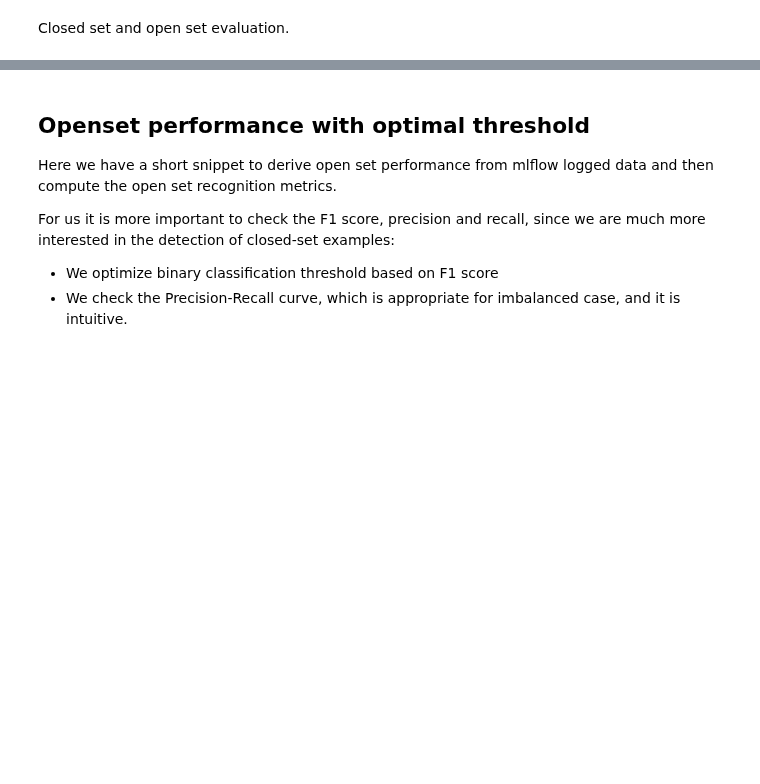
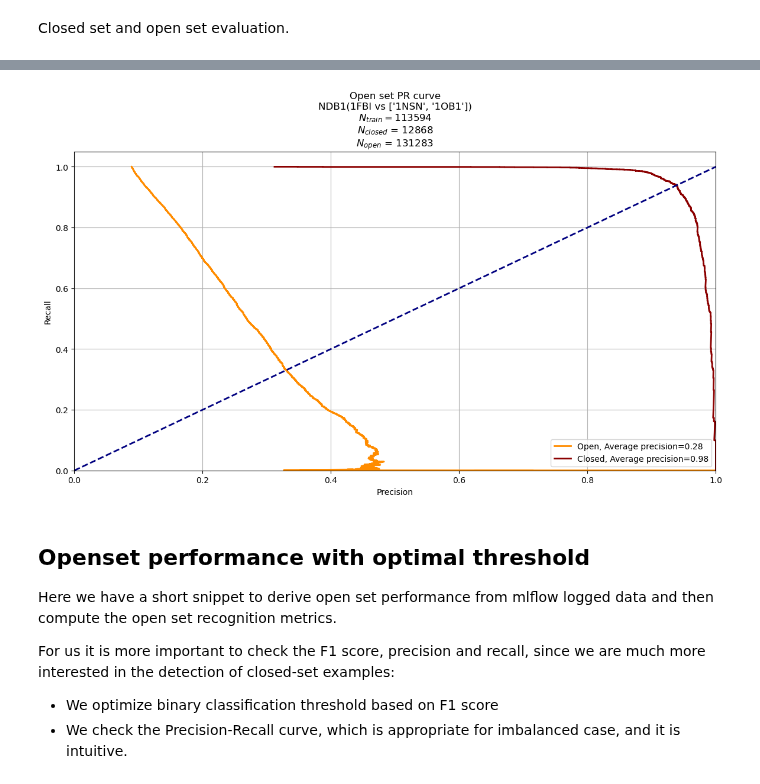
Before and after one commit to csi-greifflab/negative-class-optimization, a Jupyter notebook: notebooks/10_Openset_learning_demo.ipynb, the cells around one changed output, grey strips where cells are left out. Saved outputs shown, nothing was run; the diff lists cells and outputs as text; code cells hidden in the pictures; blank space fills up the shorter version.

```diff
--- a/notebooks/10_Openset_learning_demo.ipynb
+++ b/notebooks/10_Openset_learning_demo.ipynb
@@ -173,3 +174,8 @@ fig.show()
+# %%
+fig, _ = vis.plot_pr_open_and_closed_testsets(eval_metrics, metadata=metadata)
+fig.show()
+# %% [output]
+[figure, added]
 # %% [markdown]
 ## Openset performance with optimal threshold
 
```
Also changed, not shown: parts of 6 cells of this notebook, 7 other files.
